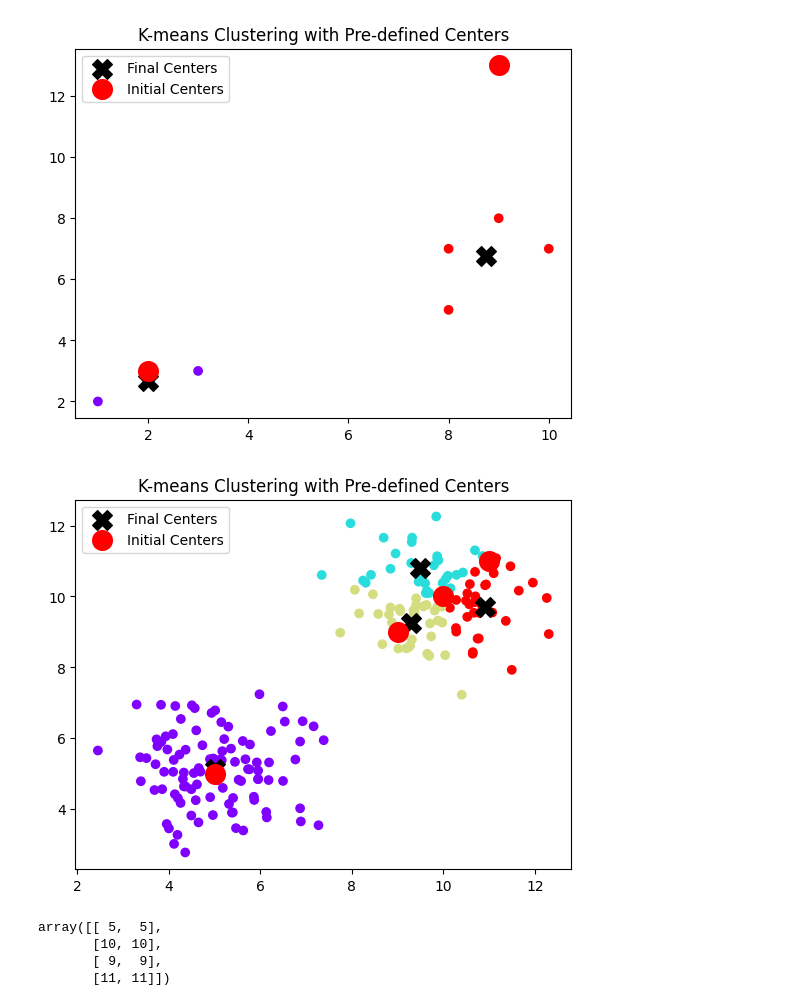
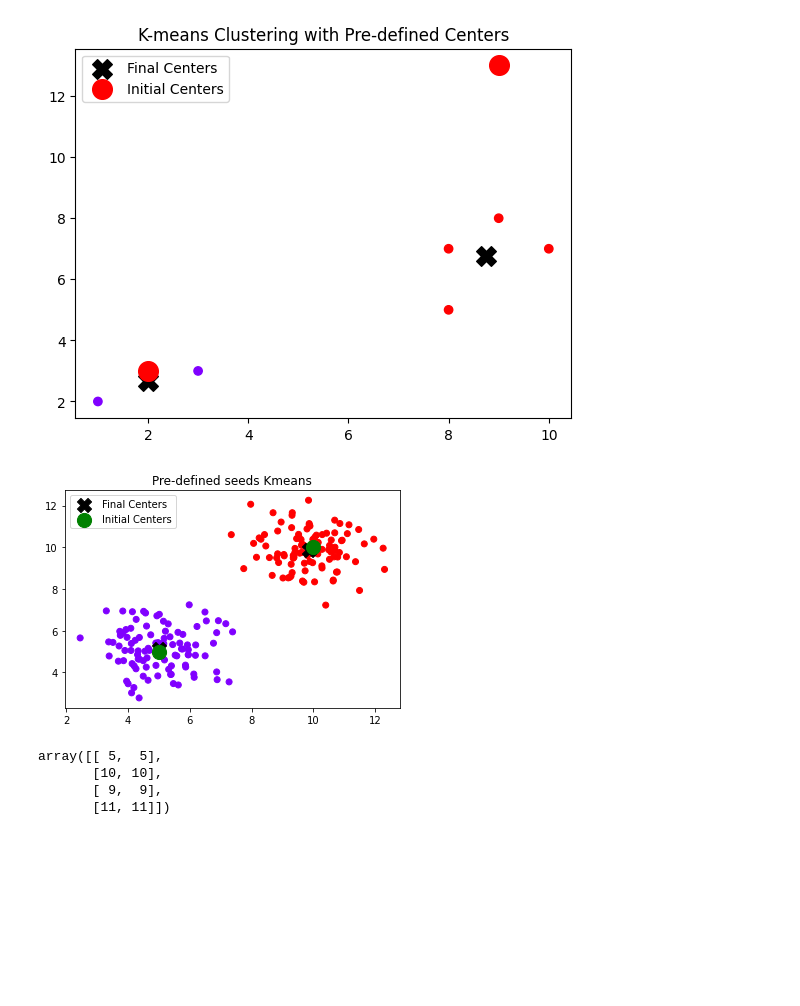
Before and after one commit to Dowling7/DQ_Dowling, a Jupyter notebook: electron/clustering/plot_cluster.ipynb, the cells around one changed output. Cells and saved outputs as stored; diff of their text form; code cells hidden in the pictures; blank space fills up the shorter version.

```diff
--- a/electron/clustering/plot_cluster.ipynb
+++ b/electron/clustering/plot_cluster.ipynb
@@ -147,38 +147,36 @@ import matplotlib.pyplot as plt
 # Generate random data points in two clusters
 np.random.seed(0)
 cluster1 = np.random.randn(100, 2) + np.array([5, 5])
 cluster2 = np.random.randn(100, 2) + np.array([10, 10])
 
 # Combine the data points into one dataset
 data = np.vstack([cluster1, cluster2])
 
 # Pre-defined cluster centers
 initial_centers = np.array([
     [5, 5],    # Center 1
     [10, 10],   # Center 2
-    [9, 9],
-    [11, 11]
 ])
 
 # Initialize K-means with pre-defined centers
 kmeans = KMeans(n_clusters=initial_centers.shape[0], init=initial_centers, n_init=1)
 kmeans.fit(data)
 
 # Get cluster assignments for each data point
 cluster_assignments = kmeans.labels_
 
 # Get the final cluster centers
 final_centers = kmeans.cluster_centers_
 
 # Plot the data points and cluster centers
 plt.scatter(data[:, 0], data[:, 1], c=cluster_assignments, cmap='rainbow')
 plt.scatter(final_centers[:, 0], final_centers[:, 1], marker='X', s=200, c='black', label='Final Centers')
-plt.scatter(initial_centers[:, 0], initial_centers[:, 1], marker='o', s=200, c='red', label='Initial Centers')
+plt.scatter(initial_centers[:, 0], initial_centers[:, 1], marker='o', s=200, c='green', label='Initial Centers')
 plt.legend()
-plt.title('K-means Clustering with Pre-defined Centers')
+plt.title('Pre-defined seeds Kmeans')
 plt.show()
 # %% [output]
-[figure, old version]
+[figure, new version]
 # %%
 initial_centers
 # %% [output]
```
Also changed, not shown: 3 other files.
